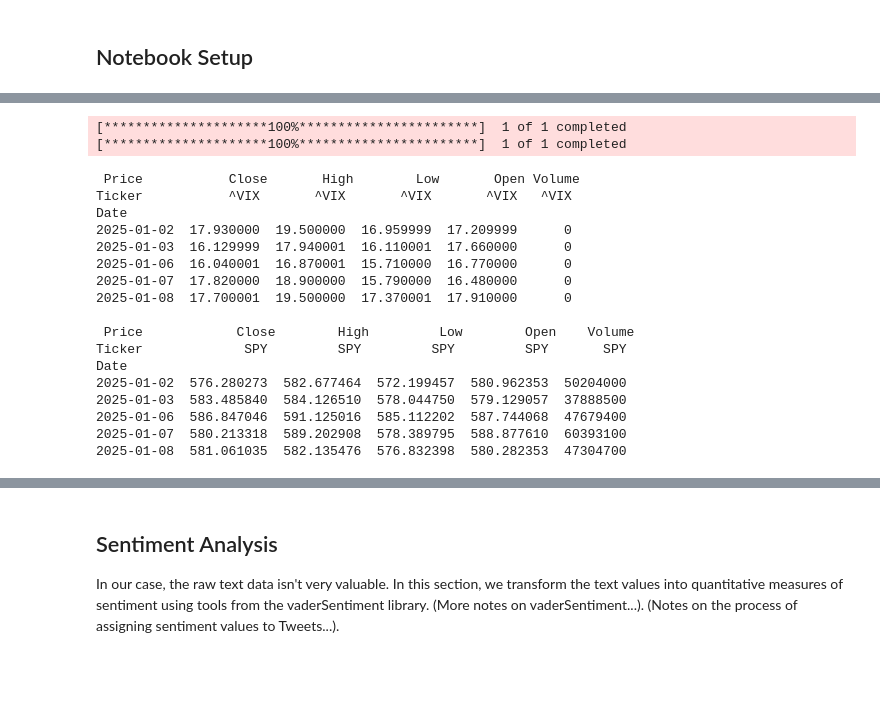
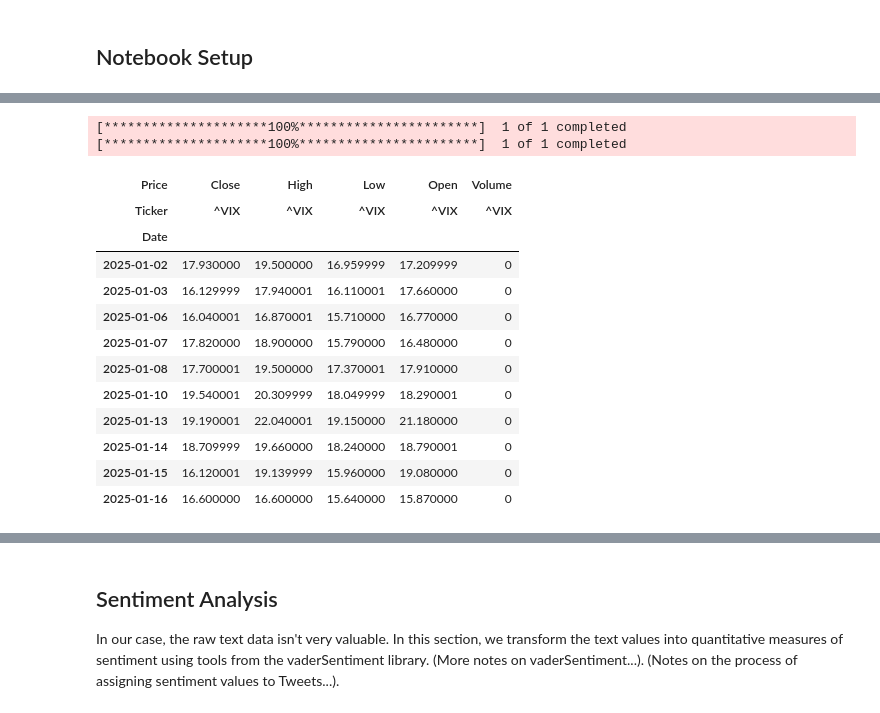
Before and after one commit to ben-mikus/wdip-course-project, a Jupyter notebook: wdip-course-project.ipynb, the cells around one changed output, grey strips where cells are left out. Drawn from its saved outputs; the diff is of its cells as text; code cells hidden in the pictures; blank space fills up the shorter version.

```diff
--- a/wdip-course-project.ipynb
+++ b/wdip-course-project.ipynb
@@ -22,26 +33,24 @@ THis section handles the collection of the raw data required for our analysis. U
 # %%
 # download() from yfinance pulls in historical records for the specified ticker symbol and date range.
+
 vix = yf.download('^VIX', start='2025-01-01', end='2026-3-31')
 spy = yf.download('SPY', start='2025-01-01', end='2026-03-31')
-print("\n", vix.head())
-print("\n", spy.head())
 # %% [output]
 [*********************100%***********************]  1 of 1 completed
 [*********************100%***********************]  1 of 1 completed
- Price           Close       High        Low       Open Volume
-Ticker           ^VIX       ^VIX       ^VIX       ^VIX   ^VIX
-Date
-2025-01-02  17.930000  19.500000  16.959999  17.209999      0
-2025-01-03  16.129999  17.940001  16.110001  17.660000      0
-2025-01-06  16.040001  16.870001  15.710000  16.770000      0
-2025-01-07  17.820000  18.900000  15.790000  16.480000      0
-2025-01-08  17.700001  19.500000  17.370001  17.910000      0
-
- Price            Close        High         Low        Open    Volume
-Ticker             SPY         SPY         SPY         SPY       SPY
-Date
-2025-01-02  576.280273  582.677464  572.199457  580.962353  50204000
-2025-01-03  583.485840  584.126510  578.044750  579.129057  37888500
-2025-01-06  586.847046  591.125016  585.112202  587.744068  47679400
-2025-01-07  580.213318  589.202908  578.389795  588.877610  60393100
-2025-01-08  581.061035  582.135476  576.832398  580.282353  47304700
+# %%
+vix.head(10)
+# %% [output]
+| Price | Close | High | Low | Open | Volume |
+| Ticker | ^VIX | ^VIX | ^VIX | ^VIX | ^VIX |
+| Date |  |  |  |  |  |
+| 2025-01-02 | 17.930000 | 19.500000 | 16.959999 | 17.209999 | 0 |
+| 2025-01-03 | 16.129999 | 17.940001 | 16.110001 | 17.660000 | 0 |
+| 2025-01-06 | 16.040001 | 16.870001 | 15.710000 | 16.770000 | 0 |
+| 2025-01-07 | 17.820000 | 18.900000 | 15.790000 | 16.480000 | 0 |
+| 2025-01-08 | 17.700001 | 19.500000 | 17.370001 | 17.910000 | 0 |
+| 2025-01-10 | 19.540001 | 20.309999 | 18.049999 | 18.290001 | 0 |
+| 2025-01-13 | 19.190001 | 22.040001 | 19.150000 | 21.180000 | 0 |
+| 2025-01-14 | 18.709999 | 19.660000 | 18.240000 | 18.790001 | 0 |
+| 2025-01-15 | 16.120001 | 19.139999 | 15.960000 | 19.080000 | 0 |
+| 2025-01-16 | 16.600000 | 16.600000 | 15.640000 | 15.870000 | 0 |
```
Also changed, not shown: parts of 10 cells of this notebook, 1 other file.
